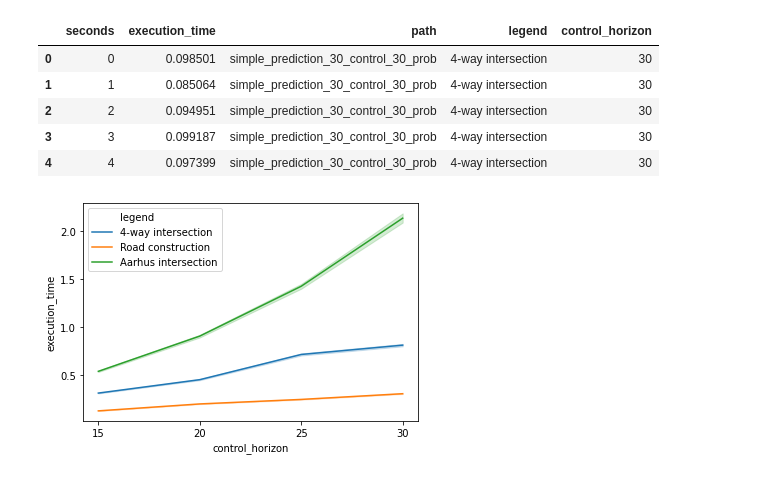
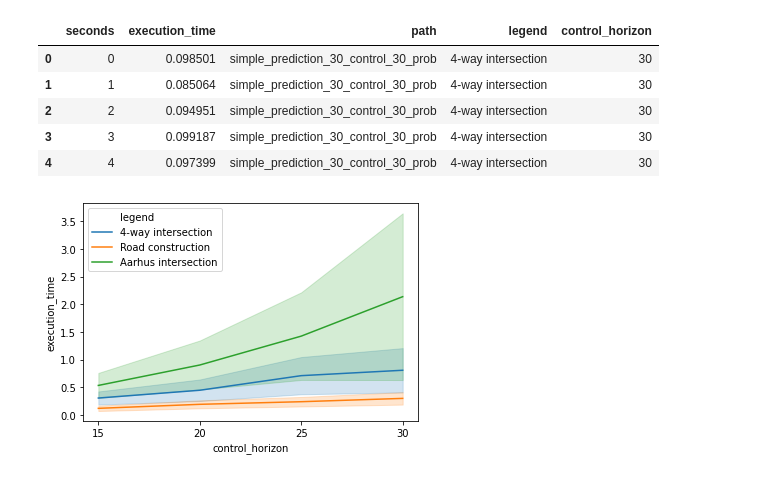
Before and after one commit to Zinoex/siren, a Jupyter notebook: siren/analysis/tripinfo.ipynb, the cells around one changed output. Cells and saved outputs as stored; diff of their text form; code cells hidden in the pictures.

```diff
--- a/siren/analysis/tripinfo.ipynb
+++ b/siren/analysis/tripinfo.ipynb
@@ -297,8 +297,9 @@ timings.head()
 | 3 | 3 | 0.099187 | simple_prediction_30_control_30_prob | 4-way intersection | 30 |
 | 4 | 4 | 0.097399 | simple_prediction_30_control_30_prob | 4-way intersection | 30 |
 # %%
-sns.lineplot('control_horizon', 'execution_time', hue='legend', data=timings)
+sns.lineplot('control_horizon', 'execution_time', hue='legend', ci='sd', data=timings)
+plt.legend(loc='upper left')
 plt.xticks(np.arange(15, 31, 5))
 plt.savefig('execution_time.pdf', format='pdf', bbox_inches='tight')
 # %% [output]
-[figure, old version]
+[figure, new version]
```
